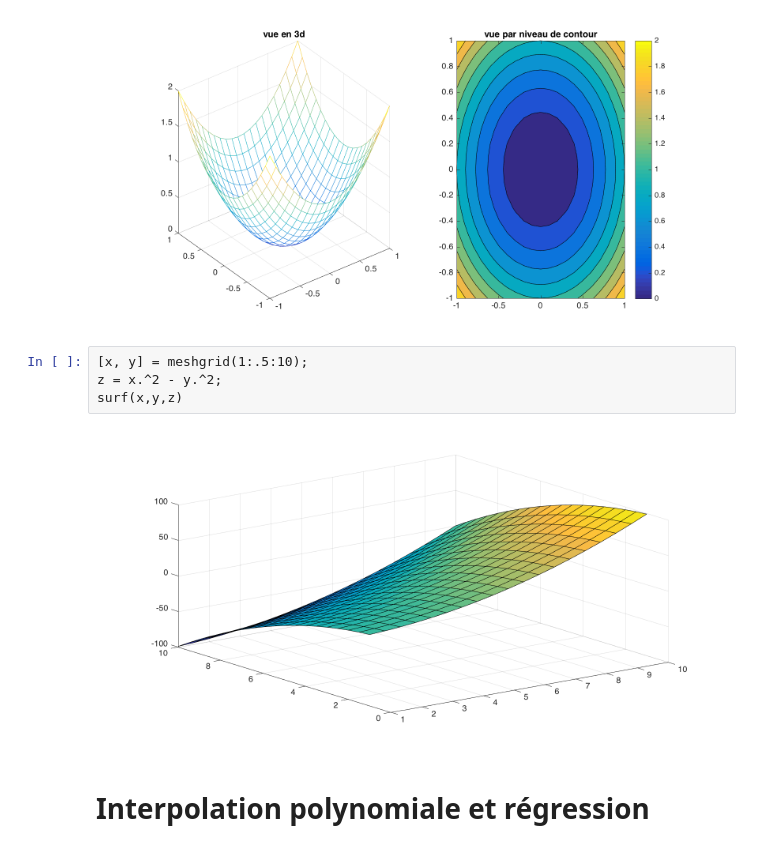
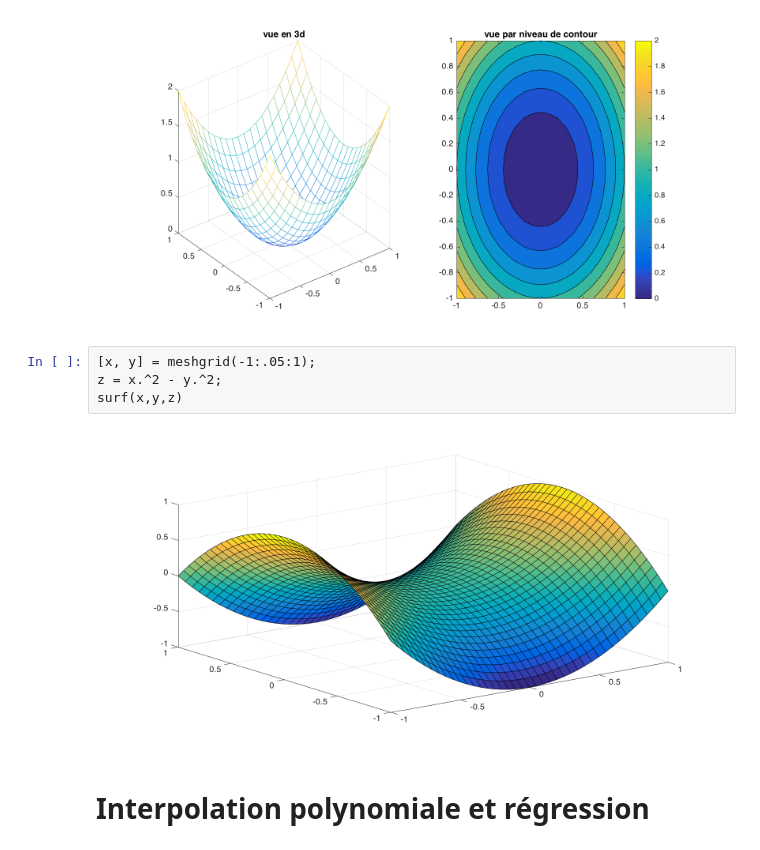
Before and after one commit to clopeau/Matlab, a Jupyter notebook: Introduction à Matlab.ipynb, the cells around one changed output. Cells and saved outputs as stored; diff of their text form.

```diff
--- a/Introduction à Matlab.ipynb
+++ b/Introduction à Matlab.ipynb
@@ -1395,11 +573,11 @@ title('vue par niveau de contour')
 # %% [output]
 [figure]
 # %%
-[x, y] = meshgrid(1:.5:10);
+[x, y] = meshgrid(-1:.05:1);
 z = x.^2 - y.^2;
 surf(x,y,z)
 # %% [output]
-[figure, old version]
+[figure, new version]
 # %% [markdown]
 # Interpolation polynomiale et régression
 # %%
```
Also changed, not shown: parts of 162 cells of this notebook.
